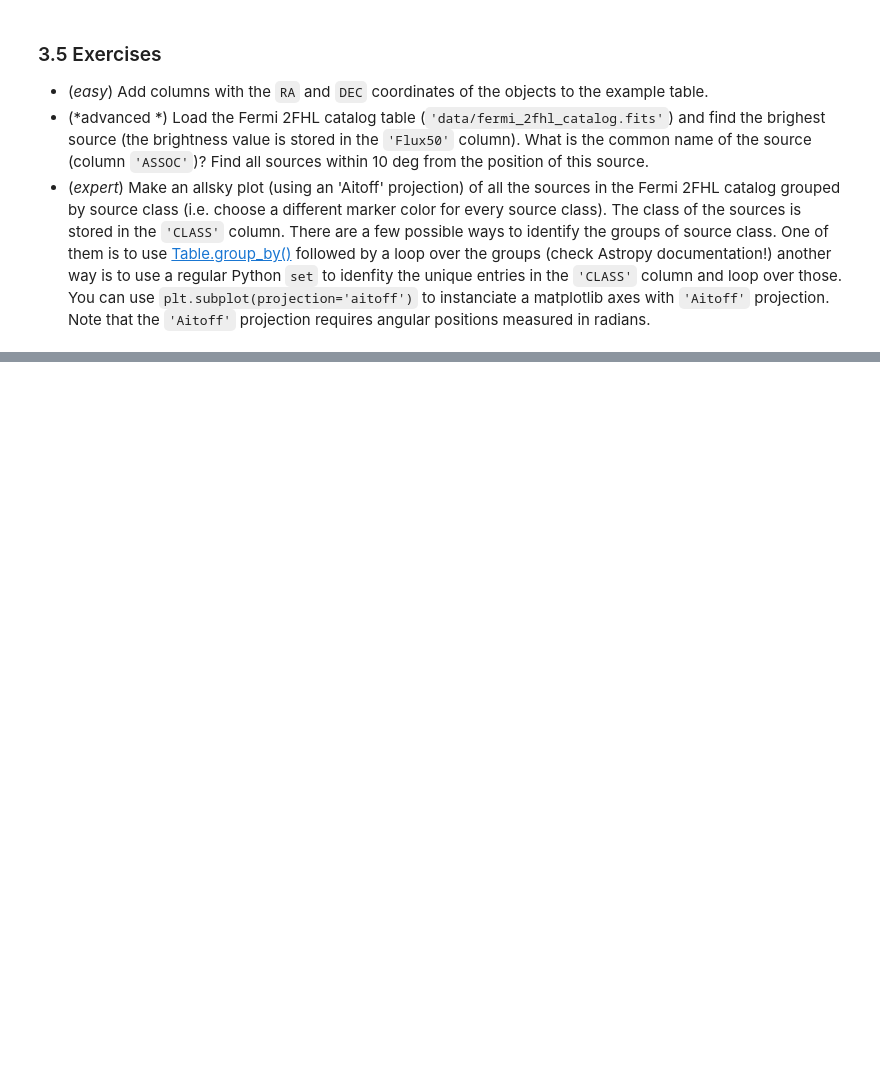
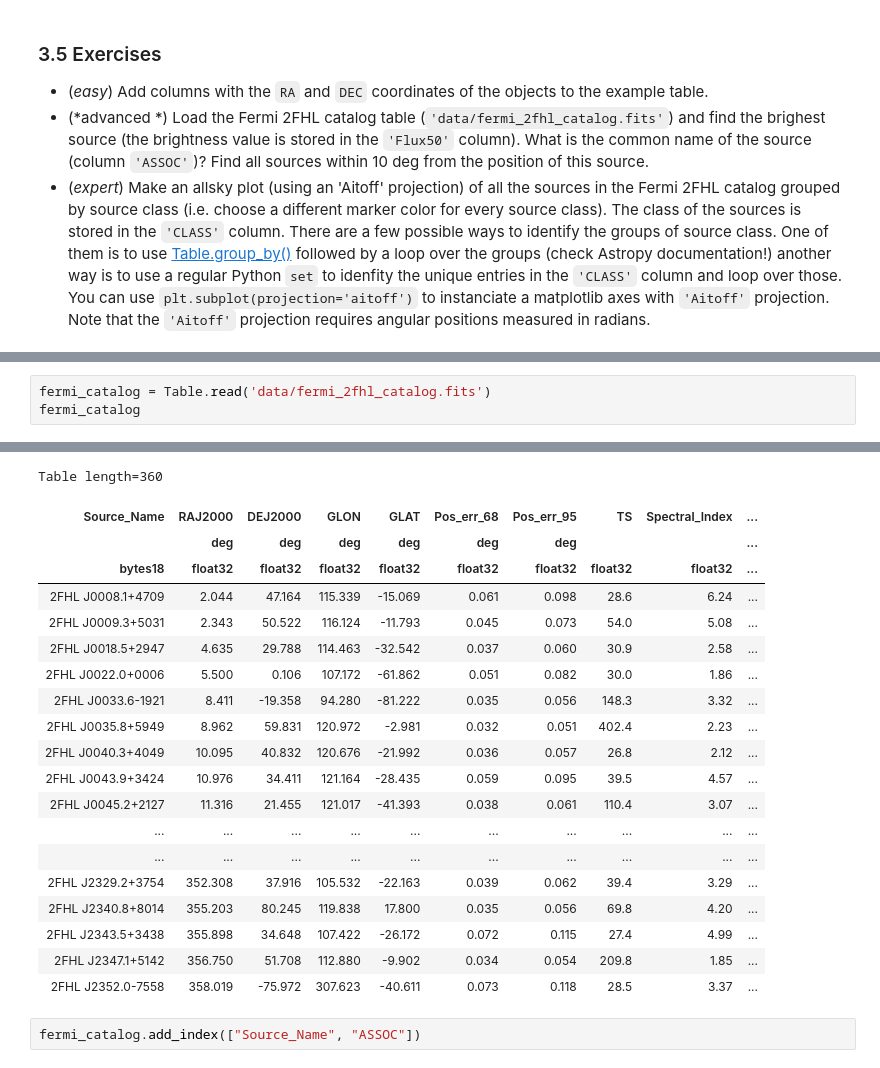
Before and after one commit to tosaric/rijeka_school_ruben, a Jupyter notebook: notebooks/astropy/astropy_lesson.ipynb, the cells around one changed output, grey strips where cells are left out. Cells and saved outputs as stored; diff of their text form; blank space fills up the shorter version.

```diff
--- a/notebooks/astropy/astropy_lesson.ipynb
+++ b/notebooks/astropy/astropy_lesson.ipynb
@@ -572,0 +740,4 @@ Find all sources within 10 deg from the position of this source.
+# %%
+fermi_catalog = Table.read('data/fermi_2fhl_catalog.fits')
+fermi_catalog
+# %% [output]
@@ -572,0 +747,22 @@ Find all sources within 10 deg from the position of this source.
+Table length=360
+| Source_Name | RAJ2000 | DEJ2000 | GLON | GLAT | Pos_err_68 | Pos_err_95 | TS | Spectral_Index | ... |
+|  | deg | deg | deg | deg | deg | deg |  |  | ... |
+| bytes18 | float32 | float32 | float32 | float32 | float32 | float32 | float32 | float32 | ... |
+| 2FHL J0008.1+4709 | 2.044 | 47.164 | 115.339 | -15.069 | 0.061 | 0.098 | 28.6 | 6.24 | ... |
+| 2FHL J0009.3+5031 | 2.343 | 50.522 | 116.124 | -11.793 | 0.045 | 0.073 | 54.0 | 5.08 | ... |
+| 2FHL J0018.5+2947 | 4.635 | 29.788 | 114.463 | -32.542 | 0.037 | 0.060 | 30.9 | 2.58 | ... |
+| 2FHL J0022.0+0006 | 5.500 | 0.106 | 107.172 | -61.862 | 0.051 | 0.082 | 30.0 | 1.86 | ... |
+| 2FHL J0033.6-1921 | 8.411 | -19.358 | 94.280 | -81.222 | 0.035 | 0.056 | 148.3 | 3.32 | ... |
+| 2FHL J0035.8+5949 | 8.962 | 59.831 | 120.972 | -2.981 | 0.032 | 0.051 | 402.4 | 2.23 | ... |
+| 2FHL J0040.3+4049 | 10.095 | 40.832 | 120.676 | -21.992 | 0.036 | 0.057 | 26.8 | 2.12 | ... |
+| 2FHL J0043.9+3424 | 10.976 | 34.411 | 121.164 | -28.435 | 0.059 | 0.095 | 39.5 | 4.57 | ... |
+| 2FHL J0045.2+2127 | 11.316 | 21.455 | 121.017 | -41.393 | 0.038 | 0.061 | 110.4 | 3.07 | ... |
+| ... | ... | ... | ... | ... | ... | ... | ... | ... | ... |
+| ... | ... | ... | ... | ... | ... | ... | ... | ... | ... |
+| 2FHL J2329.2+3754 | 352.308 | 37.916 | 105.532 | -22.163 | 0.039 | 0.062 | 39.4 | 3.29 | ... |
+| 2FHL J2340.8+8014 | 355.203 | 80.245 | 119.838 | 17.800 | 0.035 | 0.056 | 69.8 | 4.20 | ... |
+| 2FHL J2343.5+3438 | 355.898 | 34.648 | 107.422 | -26.172 | 0.072 | 0.115 | 27.4 | 4.99 | ... |
+| 2FHL J2347.1+5142 | 356.750 | 51.708 | 112.880 | -9.902 | 0.034 | 0.054 | 209.8 | 1.85 | ... |
+| 2FHL J2352.0-7558 | 358.019 | -75.972 | 307.623 | -40.611 | 0.073 | 0.118 | 28.5 | 3.37 | ... |
+# %%
+fermi_catalog.add_index(["Source_Name", "ASSOC"])
```
Also changed, not shown: parts of 60 cells of this notebook.
